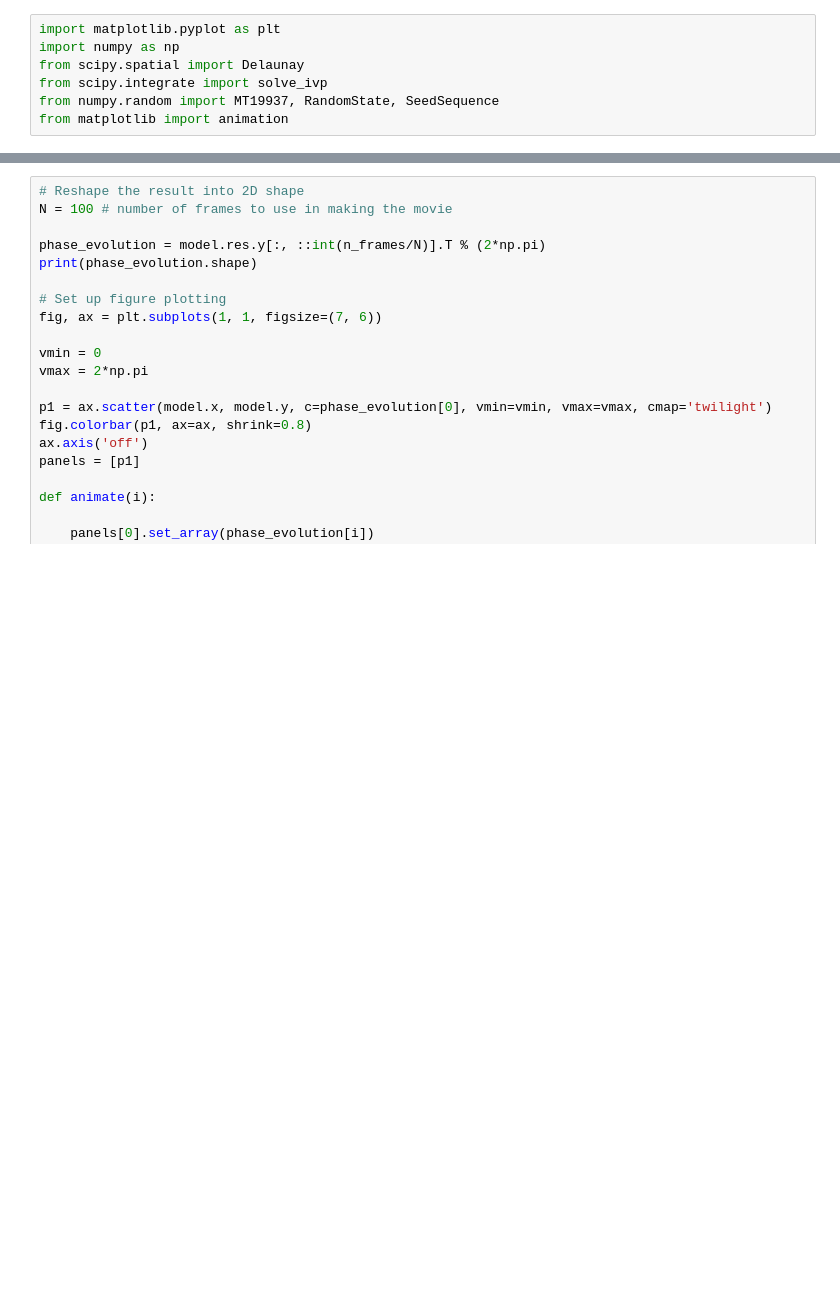
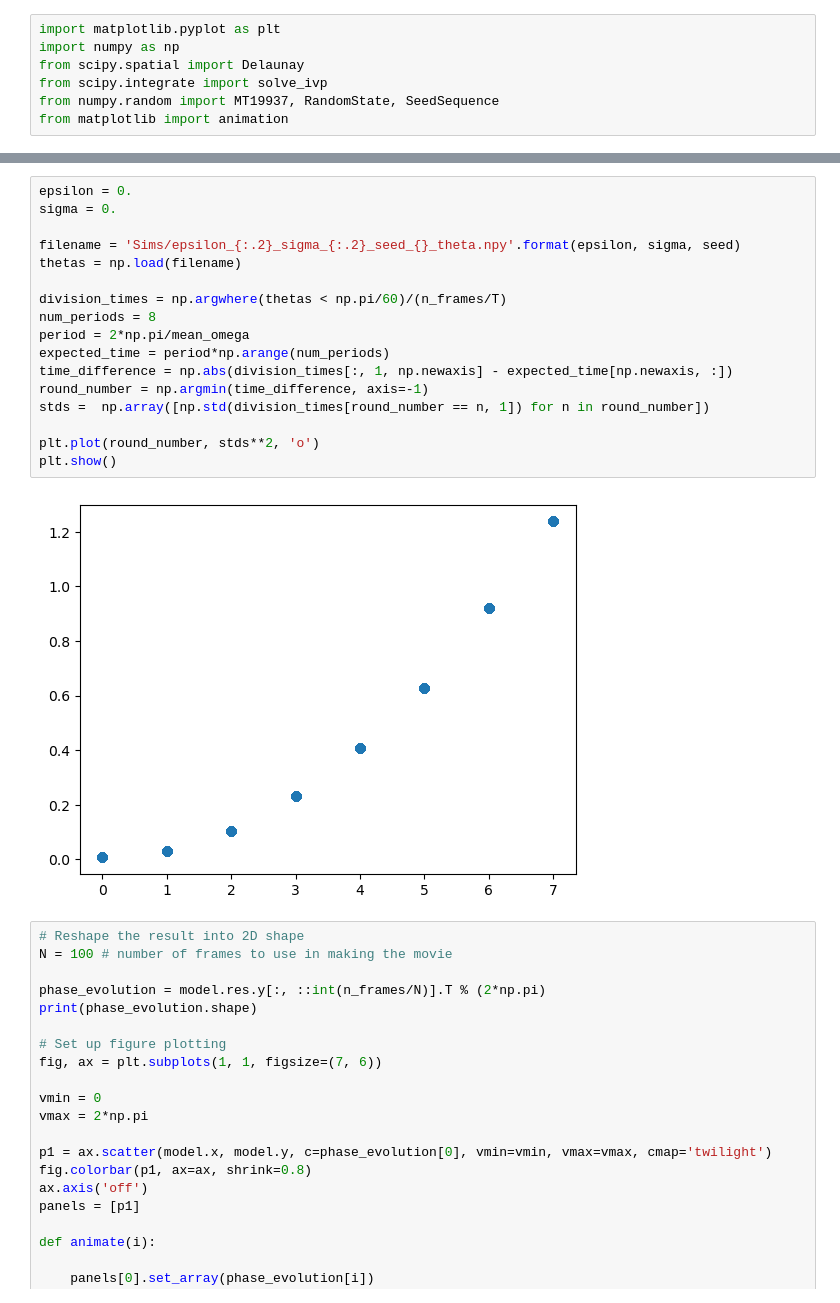
Before and after one commit to Irene-Li/MitoticWaves, a Jupyter notebook: kuramoto_hemisphere.ipynb, the cells around one changed output, grey strips where cells are left out. Cells and saved outputs as stored; diff of their text form; blank space fills up the shorter version.

```diff
--- a/kuramoto_hemisphere.ipynb
+++ b/kuramoto_hemisphere.ipynb
@@ -132,3 +347,22 @@ plt.show()
+# %%
+epsilon = 0.
+sigma = 0.
+
+filename = 'Sims/epsilon_{:.2}_sigma_{:.2}_seed_{}_theta.npy'.format(epsilon, sigma, seed)
+thetas = np.load(filename)
+
+division_times = np.argwhere(thetas < np.pi/60)/(n_frames/T)
+num_periods = 8
+period = 2*np.pi/mean_omega
+expected_time = period*np.arange(num_periods)
+time_difference = np.abs(division_times[:, 1, np.newaxis] - expected_time[np.newaxis, :])
+round_number = np.argmin(time_difference, axis=-1)
+stds =  np.array([np.std(division_times[round_number == n, 1]) for n in round_number])
+
+plt.plot(round_number, stds**2, 'o')
+plt.show()
+# %% [output]
+[figure, added]
 # %%
 # Reshape the result into 2D shape
 N = 100 # number of frames to use in making the movie
```
Also changed, not shown: parts of 12 cells of this notebook, 19 other files.
